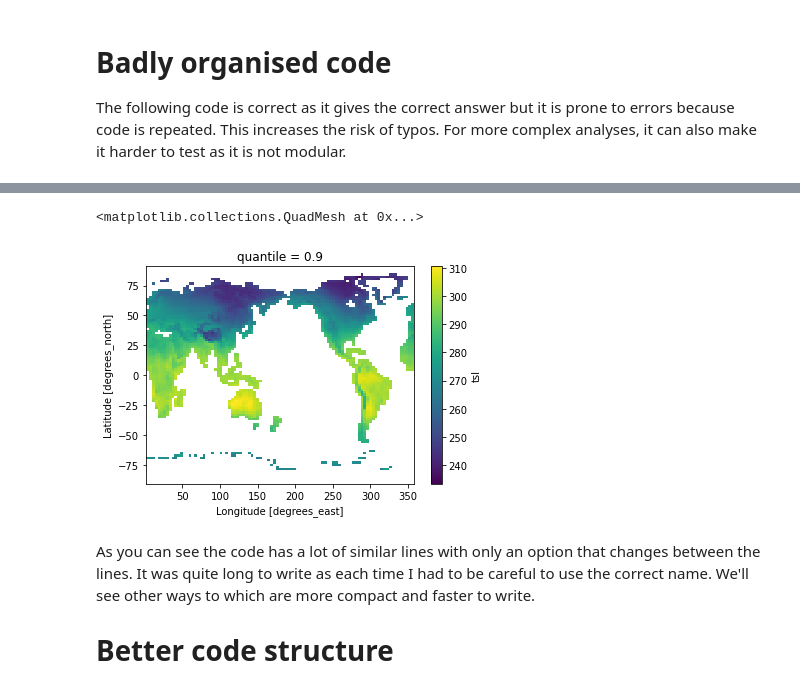
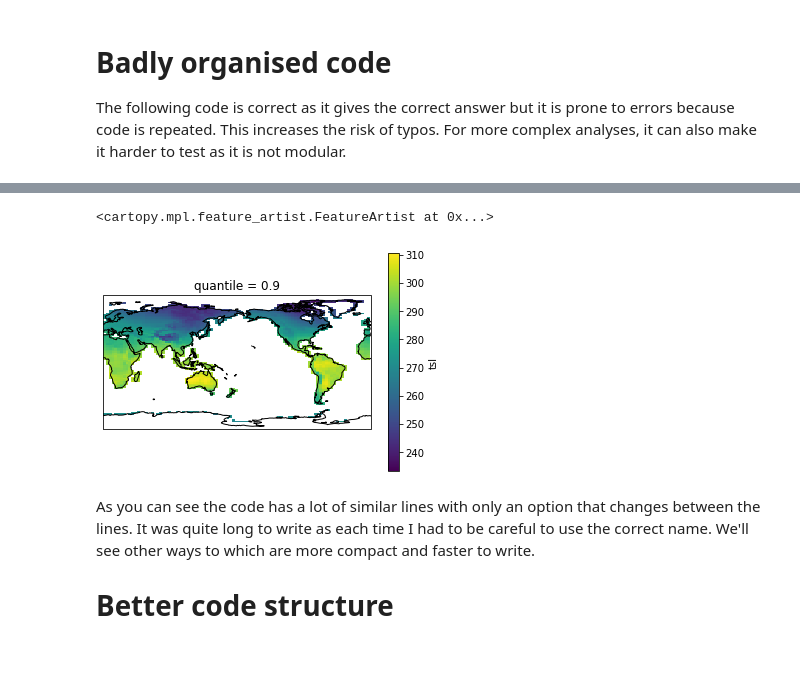
Before and after one commit to coecms/coecms.github.io, a Jupyter notebook: notebooks/2021-09-30-code-design.ipynb, the cells around one changed output, grey strips where cells are left out. Drawn from its saved outputs; the diff is of its cells as text; code cells hidden in the pictures; blank space fills up the shorter version.

```diff
--- a/notebooks/2021-09-30-code-design.ipynb
+++ b/notebooks/2021-09-30-code-design.ipynb
@@ -29,9 +31,9 @@ picontrol_path  = sorted(picontrol_path.glob("*.nc"))
 historical_ds = xr.open_mfdataset(historical_path)
 picontrol_ds  = xr.open_mfdataset(picontrol_path)
 
-# Load the data as it is small and select the surface only
-historical_tsl = historical_ds["tsl"].isel(solth=0).load()
-picontrol_tsl  = picontrol_ds["tsl"].isel(solth=0).load()
+# Select the surface only
+historical_tsl = historical_ds["tsl"].isel(solth=0)
+picontrol_tsl  = picontrol_ds["tsl"].isel(solth=0)
 
 # Restrict the data to the longest common time window.
 picontrol_tsl = picontrol_tsl.sel(time=historical_tsl.time)
@@ -86,11 +104,16 @@ pic_pct_mam  = picontrol_tsl.where(time.dt.season == 'MAM').quantile(0.9, dim=["
 pic_pct_jja  = picontrol_tsl.where(time.dt.season == 'JJA').quantile(0.9, dim=["time"])
 pic_pct_son  = picontrol_tsl.where(time.dt.season == 'SON').quantile(0.9, dim=["time"])
 # %%
-# Plot one of the results. We remove the first longitude because
-hist_pct_djf.isel(lon=slice(1,None)).plot()
+# Plot one of the results. We remove the first longitude because it's not in sorted order otherwise.
+fg=hist_pct_djf.isel(lon=slice(1,None)).plot(transform=ccrs.PlateCarree(),
+    subplot_kws={
+        "projection": ccrs.PlateCarree(central_longitude=180.)
+    }
+)
+fg.axes.coastlines()
 # %% [output]
-<matplotlib.collections.QuadMesh at 0x...>
+<cartopy.mpl.feature_artist.FeatureArtist at 0x...>
-[figure, old version]
+[figure, new version]
 # %% [markdown]
 As you can see the code has a lot of similar lines with only an option that changes between the lines. It was quite long to write as each time I had to be careful to use the correct name. We'll see other ways to which are more compact and faster to write.
 
```
Also changed, not shown: parts of 8 cells of this notebook.
